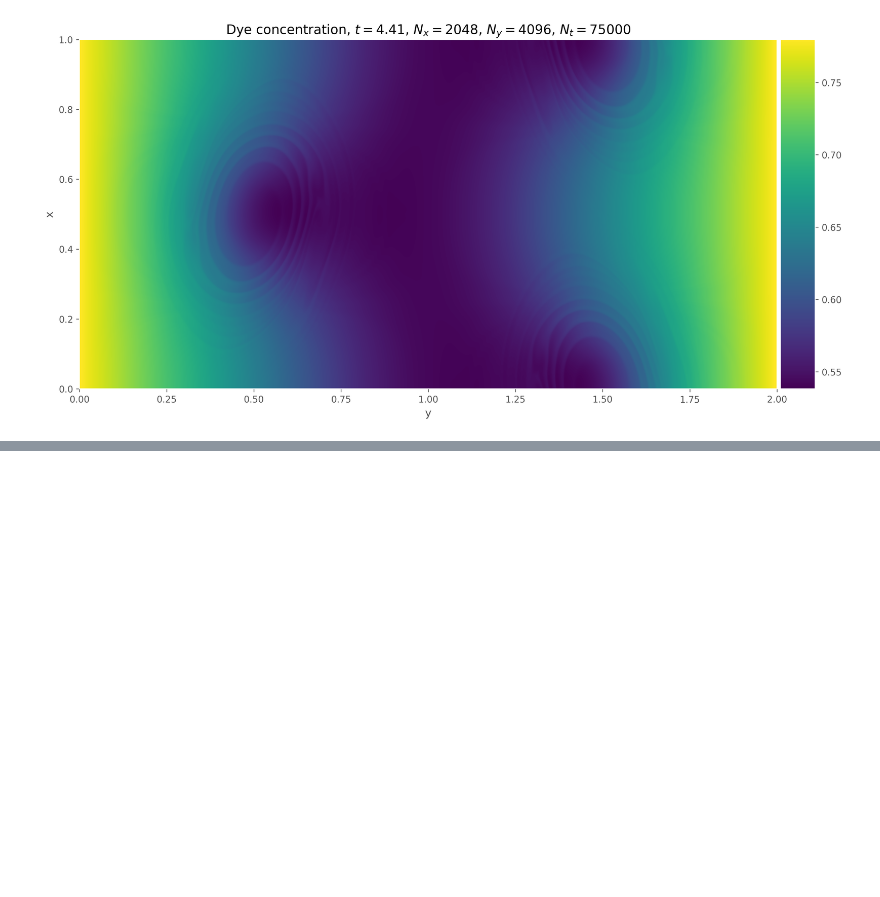
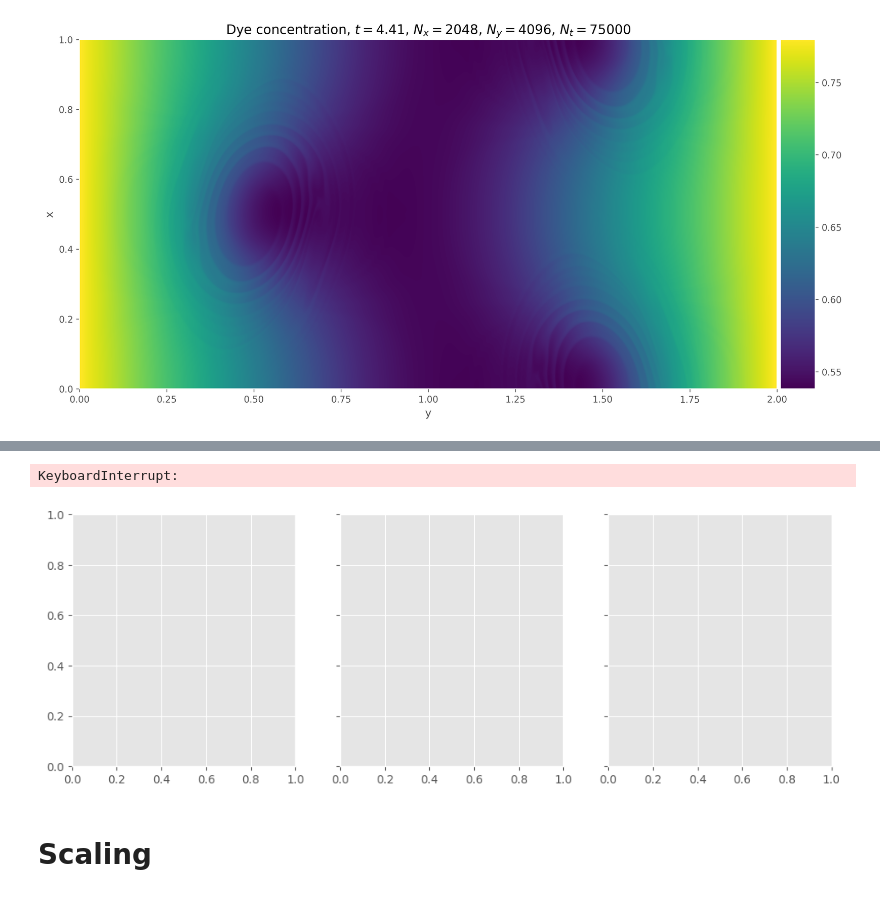
Before and after one commit to plabadens/jax-fluid-solver, a Jupyter notebook: notebooks/Kelvin Helmholtz.ipynb, the cells around one changed output, grey strips where cells are left out. Cells and saved outputs as stored; diff of their text form; code cells hidden in the pictures; blank space fills up the shorter version.

```diff
--- a/notebooks/Kelvin Helmholtz.ipynb
+++ b/notebooks/Kelvin Helmholtz.ipynb
@@ -189,0 +224,10 @@ Array(0.00030584, dtype=float32)
+# %%
+
+composite_plot(res=[2048])
+fig.suptitle(f"Kelvin-Helmholtz Instability at resolution 2048 and iterations {its}")
+plt.savefig(f"kh_res2048_composite.pdf")
+# %% [output]
+KeyboardInterrupt:
+[figure, added]
+# %% [markdown]
+# Scaling
```
Also changed, not shown: parts of 10 cells of this notebook, 4 other files.
